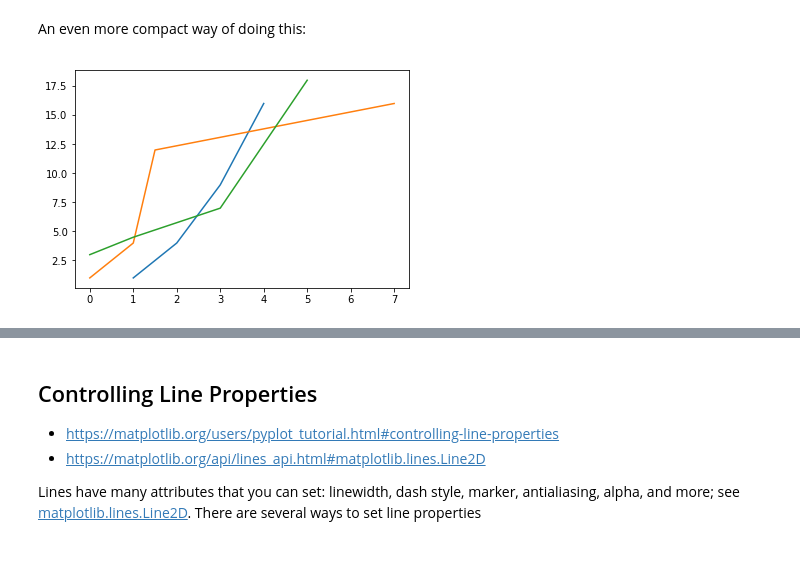
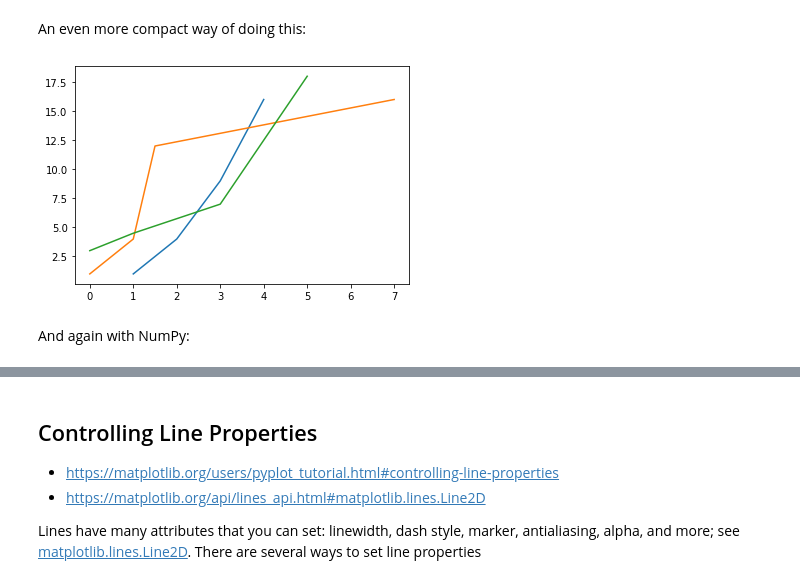
Before and after one commit to makeabilitylab/signals, a Jupyter notebook: Tutorials/IntroToMatplotlib.ipynb, the cells around one changed output, grey strips where cells are left out. Cells and saved outputs as stored; diff of their text form; code cells hidden in the pictures; blank space fills up the shorter version.

```diff
--- a/Tutorials/IntroToMatplotlib.ipynb
+++ b/Tutorials/IntroToMatplotlib.ipynb
@@ -56,12 +92,12 @@ plt.show()
 You can plot multiple lines too:
 # %%
 # setup the data
-(x1_vals, y1_vals) = (x_vals, y_vals)
+(x1_vals, y1_vals) = ([1,2,3,4], [1, 4, 9, 16])
 (x2_vals, y2_vals) = ([0,1,1.5,7], [1,4,12,16])
 (x3_vals, y3_vals) = ([0,1,3,5], [3,4.5,7,18])
 
 # plot the data
-plt.plot(x_vals, y_vals)
+plt.plot(x1_vals, y1_vals)
 plt.plot(x2_vals, y2_vals)
 plt.plot(x3_vals, y3_vals)
 plt.show()
@@ -70,7 +106,9 @@ plt.show()
 # %% [markdown]
 An even more compact way of doing this:
 # %%
-plt.plot(x_vals, y_vals, x2_vals, y2_vals, x3_vals, y3_vals)
+plt.plot(x1_vals, y1_vals, x2_vals, y2_vals, x3_vals, y3_vals)
 plt.show()
 # %% [output]
-[figure, old version]
+[figure, new version]
+# %% [markdown]
+And again with NumPy:
```
Also changed, not shown: parts of 26 cells of this notebook, 4 other files.
